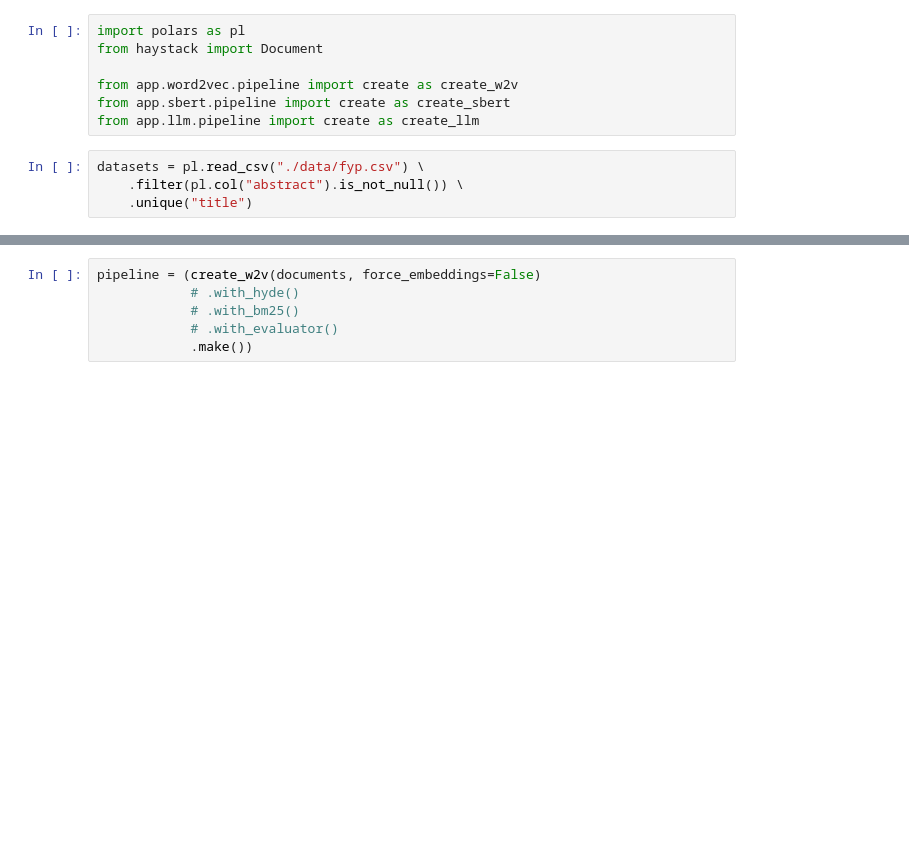
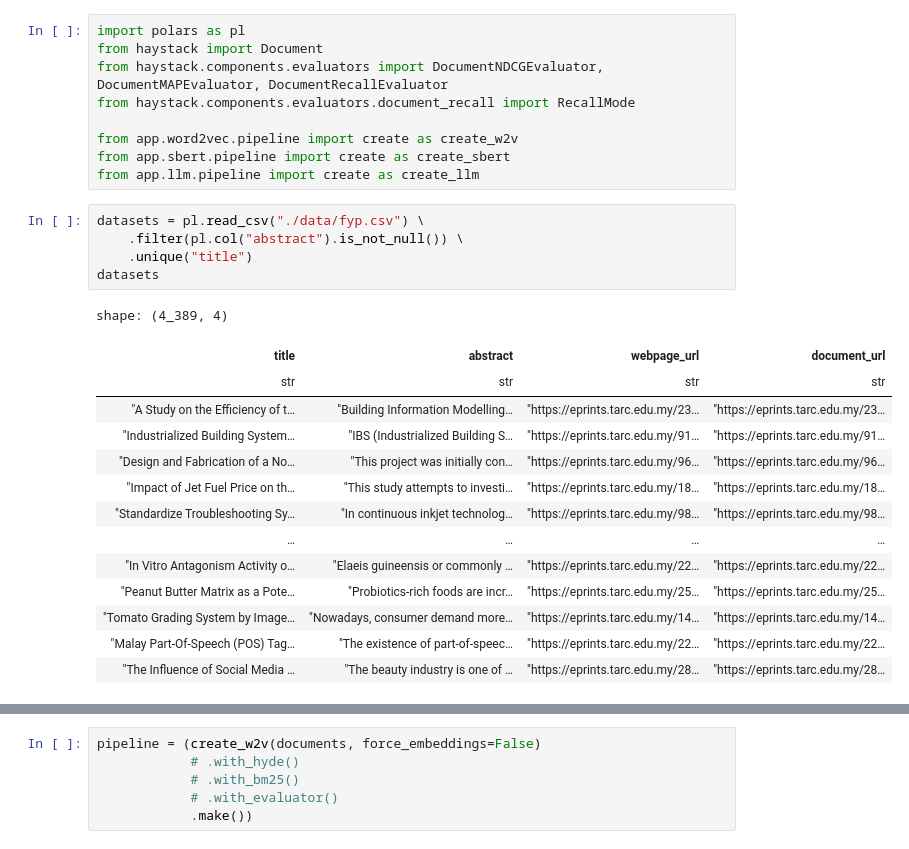
Before and after one commit to makan-kencing/semantic-searching, a Jupyter notebook: semantic_searching.ipynb, the cells around one changed output, grey strips where cells are left out. Cells and saved outputs as stored; diff of their text form; blank space fills up the shorter version.

```diff
--- a/semantic_searching.ipynb
+++ b/semantic_searching.ipynb
@@ -1,6 +1,8 @@
 # %%
 import polars as pl
 from haystack import Document
+from haystack.components.evaluators import DocumentNDCGEvaluator, DocumentMAPEvaluator, DocumentRecallEvaluator
+from haystack.components.evaluators.document_recall import RecallMode
 
 from app.word2vec.pipeline import create as create_w2v
 from app.sbert.pipeline import create as create_sbert
@@ -8,6 +10,22 @@ from app.llm.pipeline import create as create_llm
 # %%
 datasets = pl.read_csv("./data/fyp.csv") \
     .filter(pl.col("abstract").is_not_null()) \
     .unique("title")
+datasets
+# %% [output]
+shape: (4_389, 4)
+| title | abstract | webpage_url | document_url |
+| str | str | str | str |
+| "A Study on the Efficiency of t… | "Building Information Modelling… | "https://eprints.tarc.edu.my/23… | "https://eprints.tarc.edu.my/23… |
+| "Industrialized Building System… | "IBS (Industrialized Building S… | "https://eprints.tarc.edu.my/91… | "https://eprints.tarc.edu.my/91… |
+| "Design and Fabrication of a No… | "This project was initially con… | "https://eprints.tarc.edu.my/96… | "https://eprints.tarc.edu.my/96… |
+| "Impact of Jet Fuel Price on th… | "This study attempts to investi… | "https://eprints.tarc.edu.my/18… | "https://eprints.tarc.edu.my/18… |
+| "Standardize Troubleshooting Sy… | "In continuous inkjet technolog… | "https://eprints.tarc.edu.my/98… | "https://eprints.tarc.edu.my/98… |
+| … | … | … | … |
+| "In Vitro Antagonism Activity o… | "Elaeis guineensis or commonly … | "https://eprints.tarc.edu.my/22… | "https://eprints.tarc.edu.my/22… |
+| "Peanut Butter Matrix as a Pote… | "Probiotics-rich foods are incr… | "https://eprints.tarc.edu.my/25… | "https://eprints.tarc.edu.my/25… |
+| "Tomato Grading System by Image… | "Nowadays, consumer demand more… | "https://eprints.tarc.edu.my/14… | "https://eprints.tarc.edu.my/14… |
+| "Malay Part-Of-Speech (POS) Tag… | "The existence of part-of-speec… | "https://eprints.tarc.edu.my/22… | "https://eprints.tarc.edu.my/22… |
+| "The Influence of Social Media … | "The beauty industry is one of … | "https://eprints.tarc.edu.my/28… | "https://eprints.tarc.edu.my/28… |
 # %%
 documents = [Document(id=row["title"], content=row["abstract"]) for row in datasets.iter_rows(named=True)]
```
Also changed, not shown: parts of 12 cells of this notebook.
